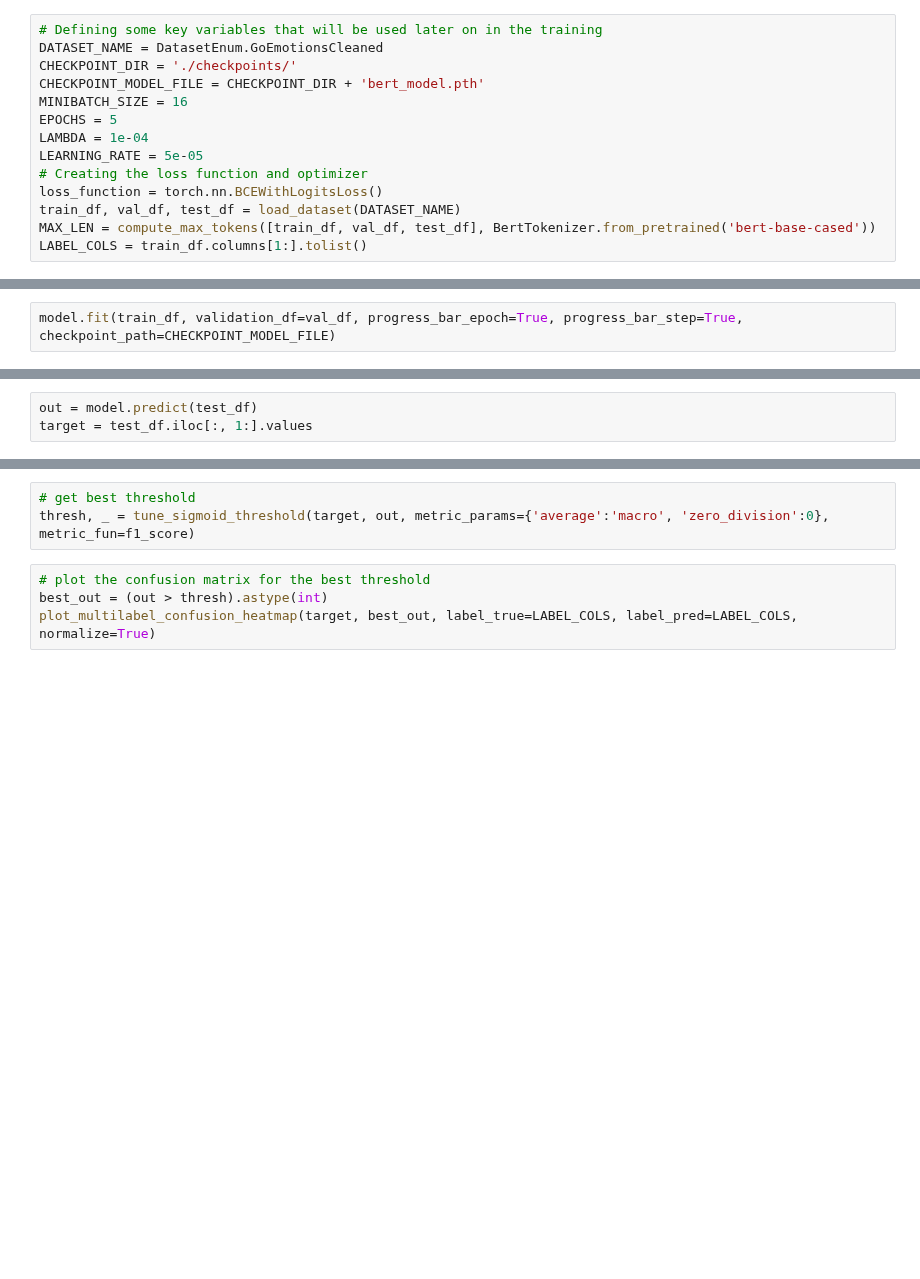
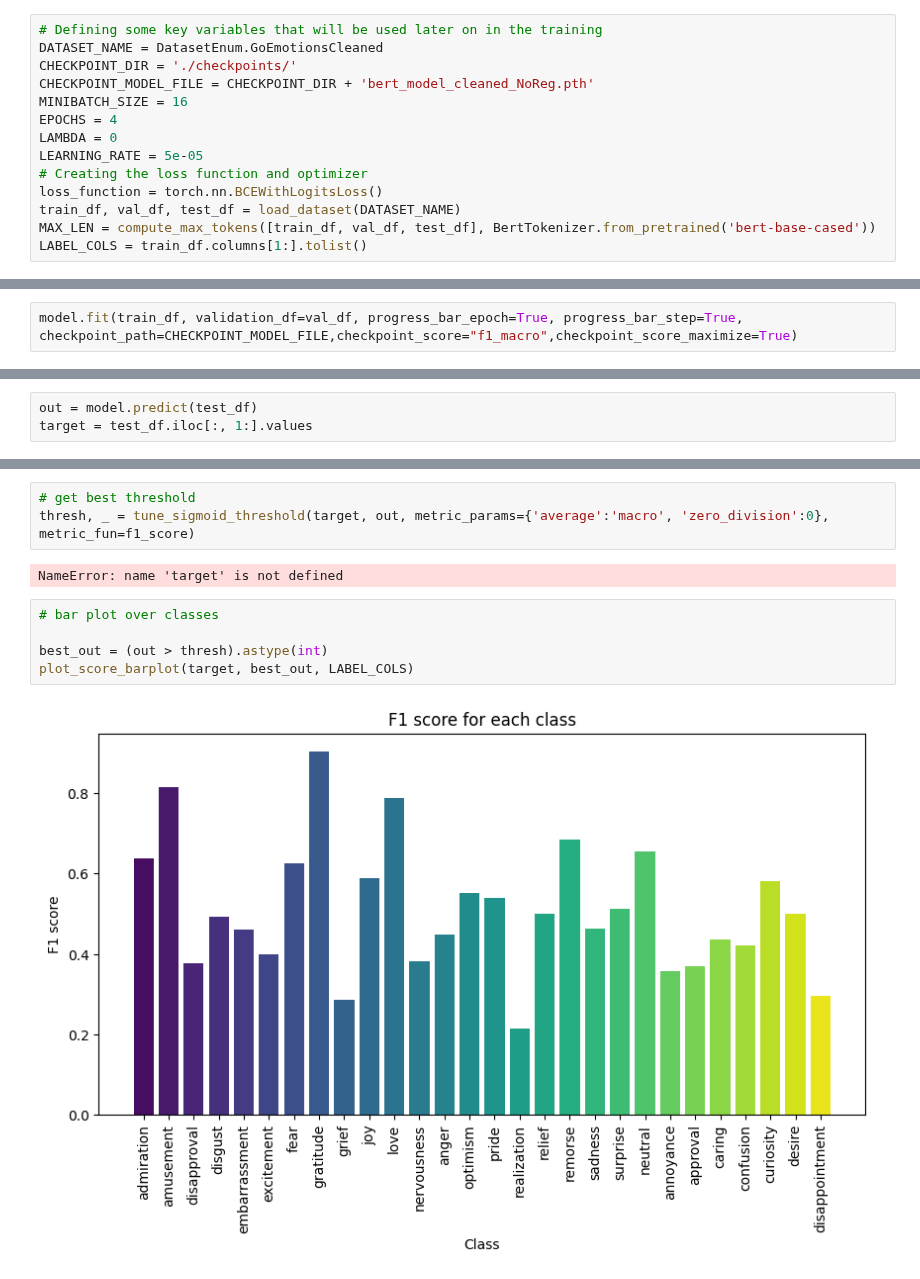
Before and after one commit to Nsivaa/HLT, a Jupyter notebook: Bert_FineTuning.ipynb, the cells around one changed output, grey strips where cells are left out. Saved outputs shown, nothing was run; the diff lists cells and outputs as text; blank space fills up the shorter version.

```diff
--- a/Bert_FineTuning.ipynb
+++ b/Bert_FineTuning.ipynb
@@ -24,10 +48,10 @@ import matplotlib.pyplot as plt
 # Defining some key variables that will be used later on in the training
 DATASET_NAME = DatasetEnum.GoEmotionsCleaned
 CHECKPOINT_DIR = './checkpoints/'
-CHECKPOINT_MODEL_FILE = CHECKPOINT_DIR + 'bert_model.pth'
+CHECKPOINT_MODEL_FILE = CHECKPOINT_DIR + 'bert_model_cleaned_NoReg.pth'
 MINIBATCH_SIZE = 16
-EPOCHS = 5
-LAMBDA = 1e-04
+EPOCHS = 4
+LAMBDA = 0
 LEARNING_RATE = 5e-05
 # Creating the loss function and optimizer
 loss_function = torch.nn.BCEWithLogitsLoss()
@@ -87,2 +127,2 @@ model = Bert(SCORES,
 # %%
-model.fit(train_df, validation_df=val_df, progress_bar_epoch=True, progress_bar_step=True, checkpoint_path=CHECKPOINT_MODEL_FILE)
+model.fit(train_df, validation_df=val_df, progress_bar_epoch=True, progress_bar_step=True, checkpoint_path=CHECKPOINT_MODEL_FILE,checkpoint_score="f1_macro",checkpoint_score_maximize=True)
@@ -112,7 +170,12 @@ plot_threshold_tuning(target, out, plot=True, metric_params={'average':'macro',
 # %%
 # get best threshold
 thresh, _ = tune_sigmoid_threshold(target, out, metric_params={'average':'macro', 'zero_division':0}, metric_fun=f1_score)
+# %% [output]
+NameError: name 'target' is not defined
 # %%
-# plot the confusion matrix for the best threshold
+# bar plot over classes
+
 best_out = (out > thresh).astype(int)
-plot_multilabel_confusion_heatmap(target, best_out, label_true=LABEL_COLS, label_pred=LABEL_COLS, normalize=True)
+plot_score_barplot(target, best_out, LABEL_COLS)
+# %% [output]
+[figure, added]
```
Also changed, not shown: parts of 19 cells of this notebook, 1 other file.
